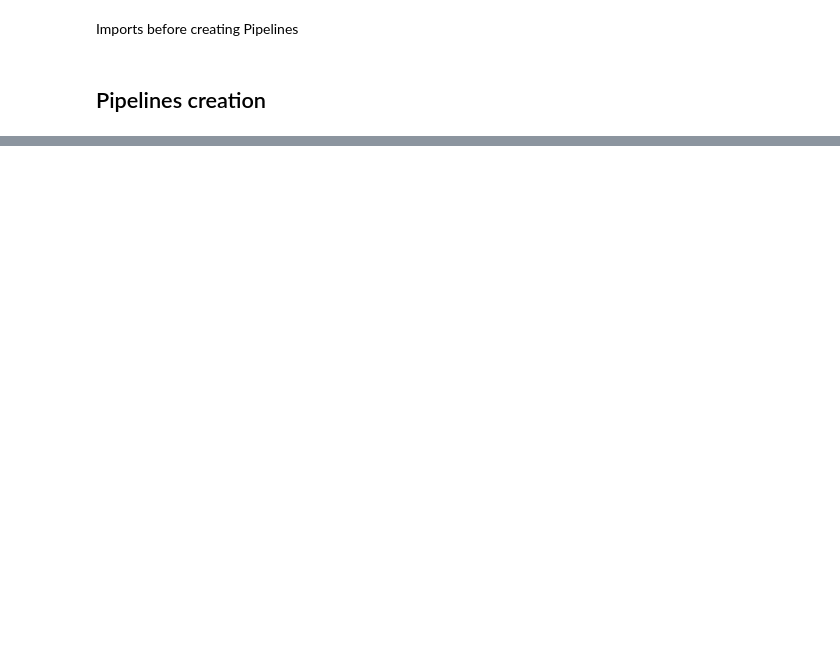
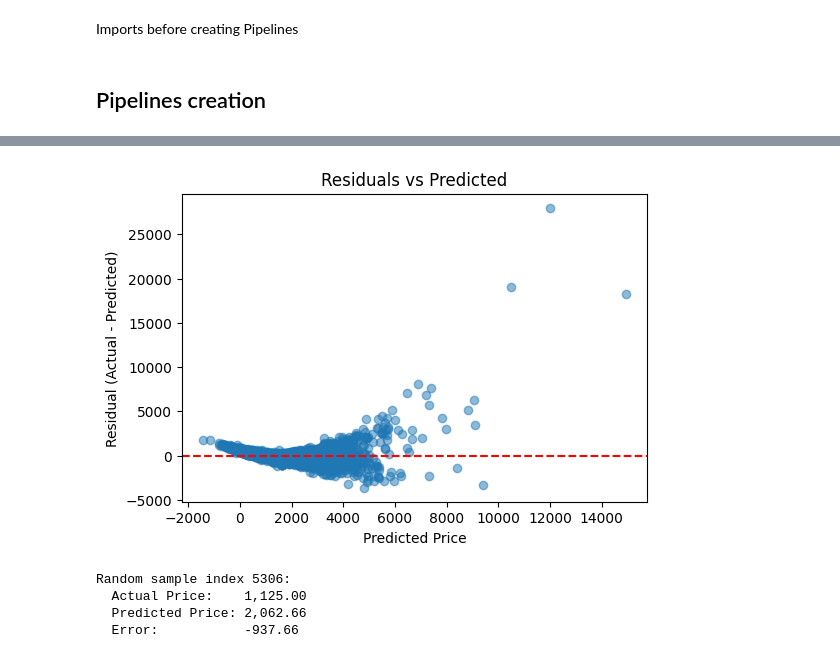
Before and after one commit to beatricemailum/CSCI316_GroupAssignment, a Jupyter notebook: CSCI316_G18_Task2.ipynb, the cells around one changed output, grey strips where cells are left out. Drawn from its saved outputs; the diff is of its cells as text; code cells hidden in the pictures; blank space fills up the shorter version.

```diff
--- a/CSCI316_G18_Task2.ipynb
+++ b/CSCI316_G18_Task2.ipynb
@@ -419,0 +456,27 @@ gbt_model = pipes["gbt"].fit(train_data)
+# %%
+pdf["residual"] = pdf[LABEL_COL] - pdf["prediction"]
+
+plt.figure(figsize=(6,4))
+plt.scatter(pdf["prediction"], pdf["residual"], alpha=0.5)
+plt.axhline(0, color="red", linestyle="--")
+plt.xlabel("Predicted Price")
+plt.ylabel("Residual (Actual - Predicted)")
+plt.title("Residuals vs Predicted")
+plt.show()
+# %% [output]
+[figure, added]
+# %%
+import random
+
+idx = random.randint(0, len(pdf)-1)
+row = pdf.iloc[idx]
+
+print(f"Random sample index {idx}:")
+print(f"  Actual Price:    {row[LABEL_COL]:,.2f}")
+print(f"  Predicted Price: {row['prediction']:,.2f}")
+print(f"  Error:           {row[LABEL_COL] - row['prediction']:+,.2f}")
+# %% [output]
+Random sample index 5306:
+  Actual Price:    1,125.00
+  Predicted Price: 2,062.66
+  Error:           -937.66
```
Also changed, not shown: parts of 17 cells of this notebook, 1 other file.
